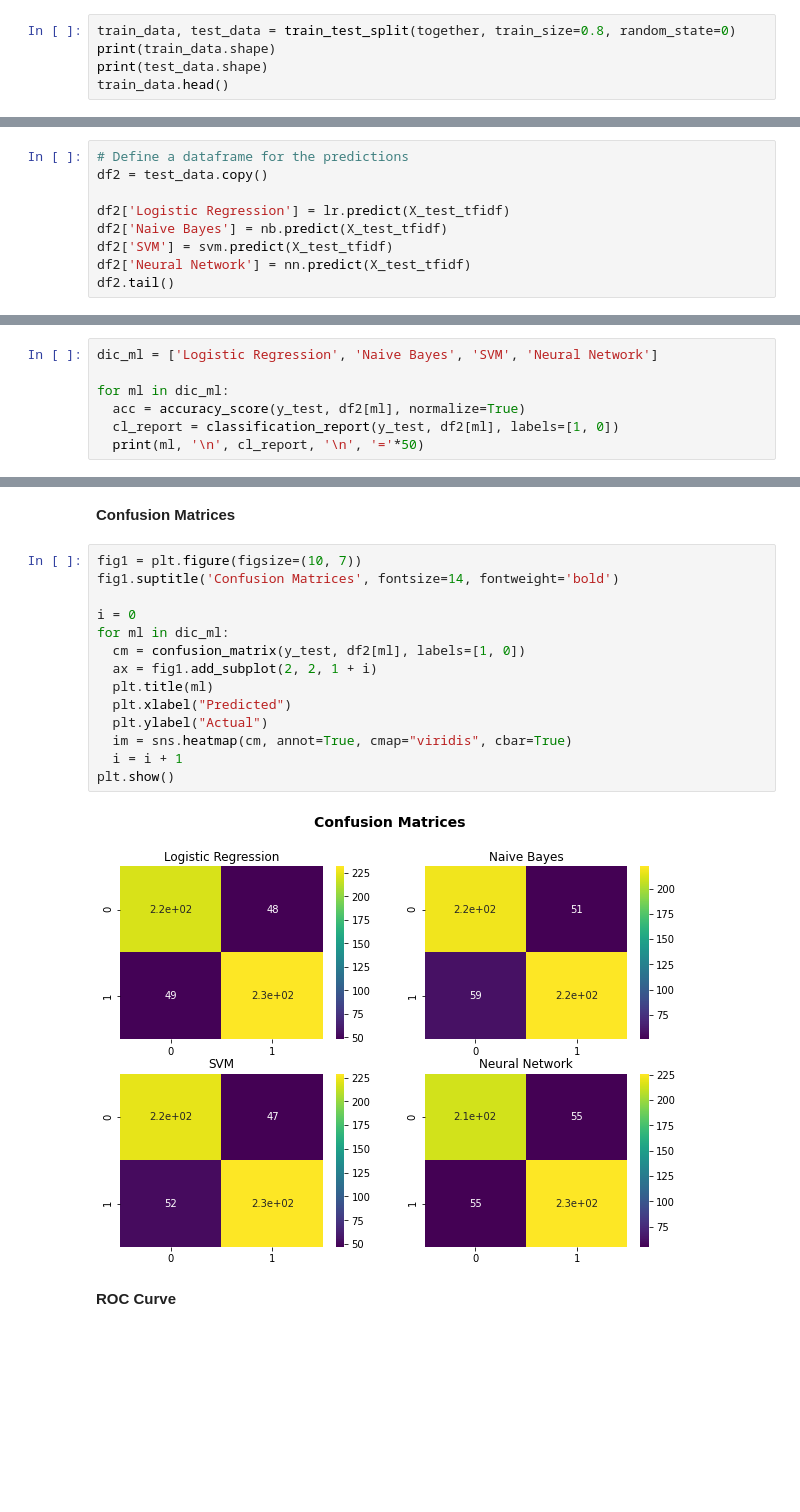
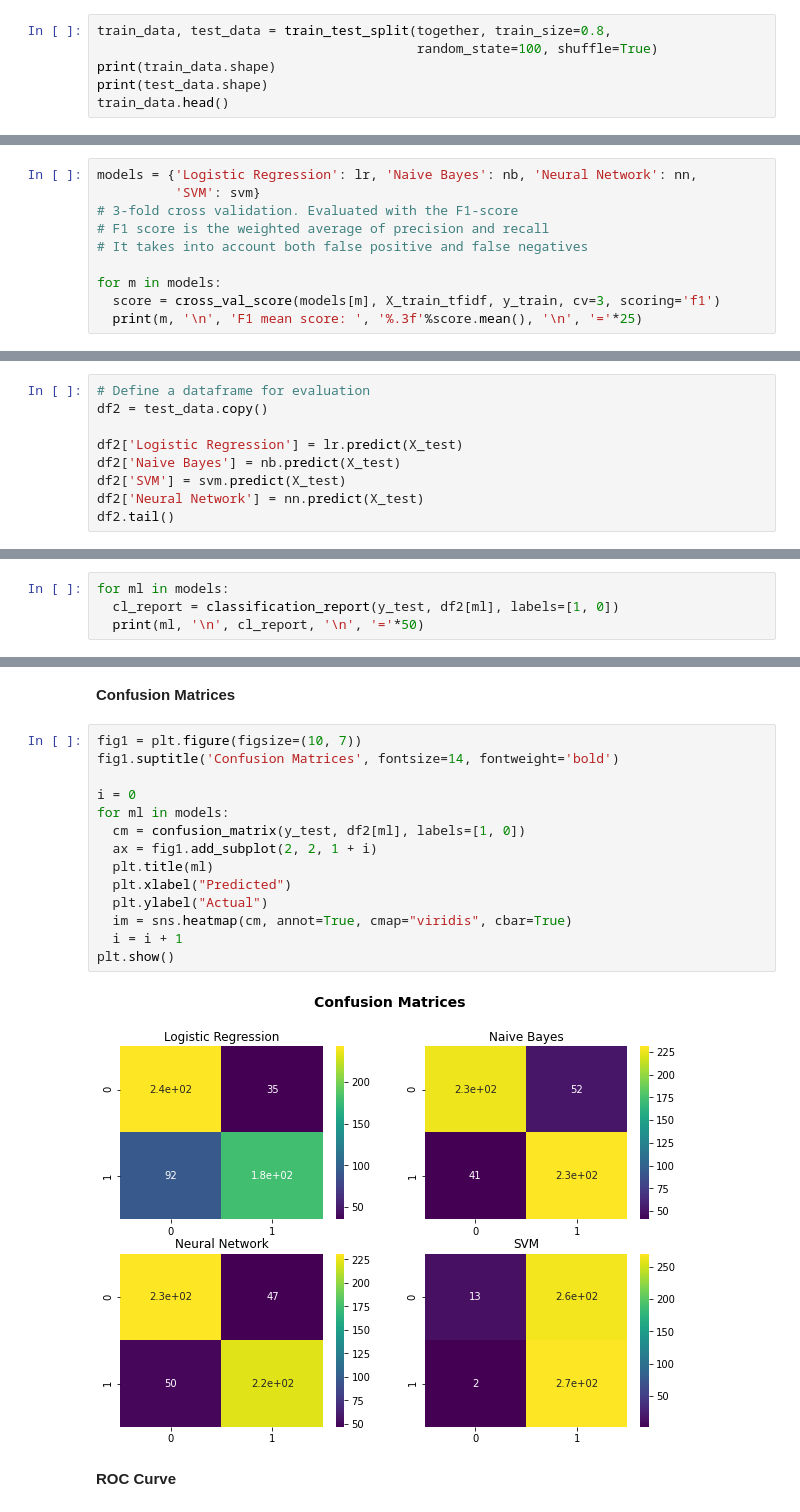
Before and after one commit to rcruzgar/machine_learning, a Jupyter notebook: sentiment_movies/sentiment_movies.ipynb, the cells around one changed output, grey strips where cells are left out. Saved outputs shown, nothing was run; the diff lists cells and outputs as text; blank space fills up the shorter version.

Commit message:
Finished choosing the model

```diff
--- a/sentiment_movies/sentiment_movies.ipynb
+++ b/sentiment_movies/sentiment_movies.ipynb
@@ -68,7 +82,8 @@ Name: Class, dtype: int64
 # %% [markdown]
 **Train and Test sets**
 # %%
-train_data, test_data = train_test_split(together, train_size=0.8, random_state=0)
+train_data, test_data = train_test_split(together, train_size=0.8,
+                                         random_state=100, shuffle=True)
 print(train_data.shape)
 print(test_data.shape)
 train_data.head()
@@ -160,0 +195,10 @@ Elapsed time Support Vector Machine:  0.745 s
+# %%
+models = {'Logistic Regression': lr, 'Naive Bayes': nb, 'Neural Network': nn,
+          'SVM': svm}
+# 3-fold cross validation. Evaluated with the F1-score
+# F1 score is the weighted average of precision and recall
+# It takes into account both false positive and false negatives
+
+for m in models:
+  score = cross_val_score(models[m], X_train_tfidf, y_train, cv=3, scoring='f1')
+  print(m, '\n', 'F1 mean score: ', '%.3f'%score.mean(), '\n', '='*25)
@@ -163,11 +220,11 @@ Elapsed time Support Vector Machine:  0.745 s
 # %%
-# Define a dataframe for the predictions
+# Define a dataframe for evaluation
 df2 = test_data.copy()
 
-df2['Logistic Regression'] = lr.predict(X_test_tfidf)
-df2['Naive Bayes'] = nb.predict(X_test_tfidf)
-df2['SVM'] = svm.predict(X_test_tfidf)
-df2['Neural Network'] = nn.predict(X_test_tfidf)
+df2['Logistic Regression'] = lr.predict(X_test)
+df2['Naive Bayes'] = nb.predict(X_test)
+df2['SVM'] = svm.predict(X_test)
+df2['Neural Network'] = nn.predict(X_test)
 df2.tail()
 # %% [output]
 |  | sentence | Class | Logistic Regression | Naive Bayes | SVM | Neural Network |
@@ -181,10 +236,7 @@ df2.tail()
 # %% [markdown]
 **Classification report (Precision, Accuracy, Recall, F1-Score)**
 # %%
-dic_ml = ['Logistic Regression', 'Naive Bayes', 'SVM', 'Neural Network']
-
-for ml in dic_ml:
-  acc = accuracy_score(y_test, df2[ml], normalize=True)
+for ml in models:
   cl_report = classification_report(y_test, df2[ml], labels=[1, 0])
   print(ml, '\n', cl_report, '\n', '='*50)
 # %% [output]
@@ -225,19 +262,19 @@ Specificity is similar to sensitivity but focused on negative class. It measures
 # %%
 fig1 = plt.figure(figsize=(10, 7))
 fig1.suptitle('Confusion Matrices', fontsize=14, fontweight='bold')
 
 i = 0
-for ml in dic_ml:
+for ml in models:
   cm = confusion_matrix(y_test, df2[ml], labels=[1, 0])
   ax = fig1.add_subplot(2, 2, 1 + i)
   plt.title(ml)
   plt.xlabel("Predicted")
   plt.ylabel("Actual")
   im = sns.heatmap(cm, annot=True, cmap="viridis", cbar=True)
   i = i + 1
 plt.show()
 # %% [output]
-[figure, old version]
+[figure, new version]
 # %% [markdown]
 **ROC Curve**
 # %%
```
Also changed, not shown: parts of 26 cells of this notebook.
